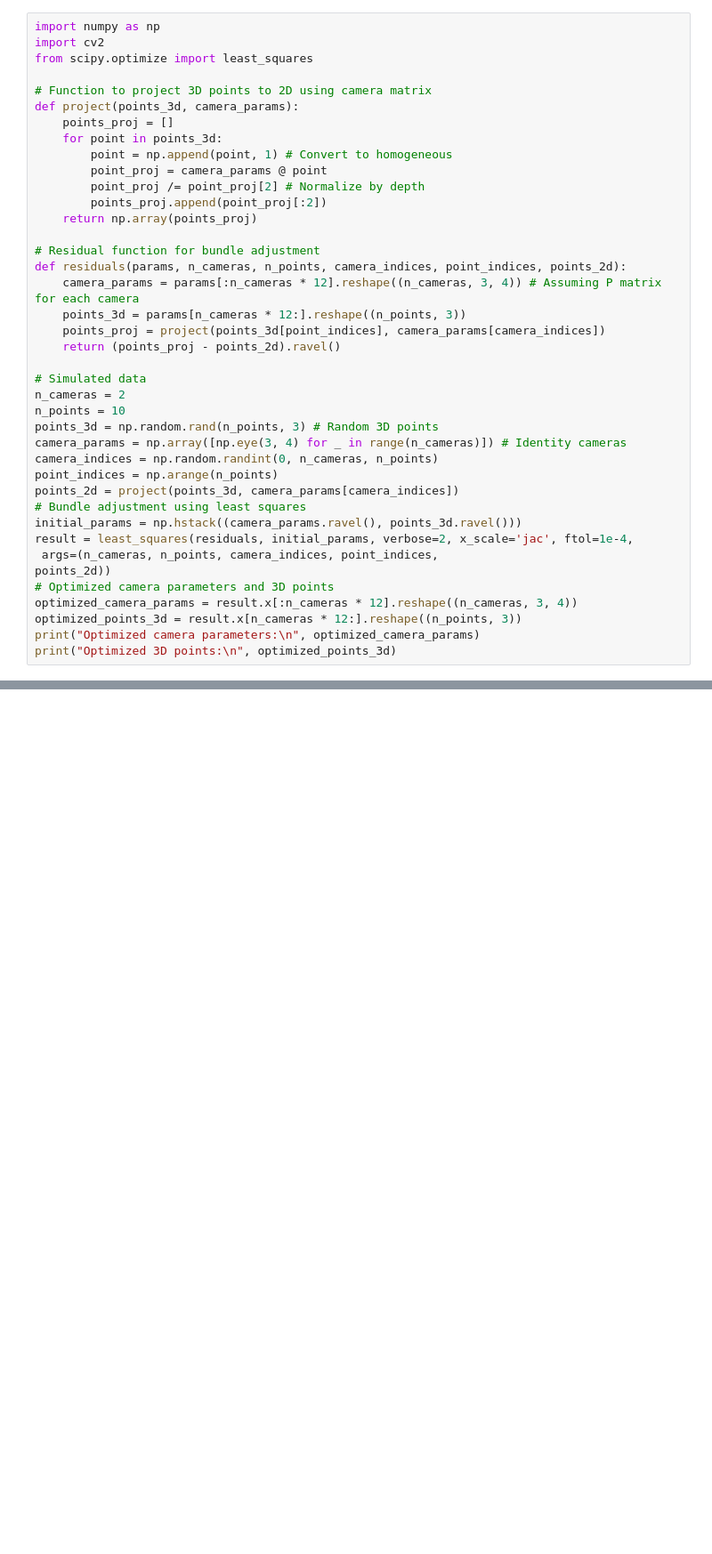
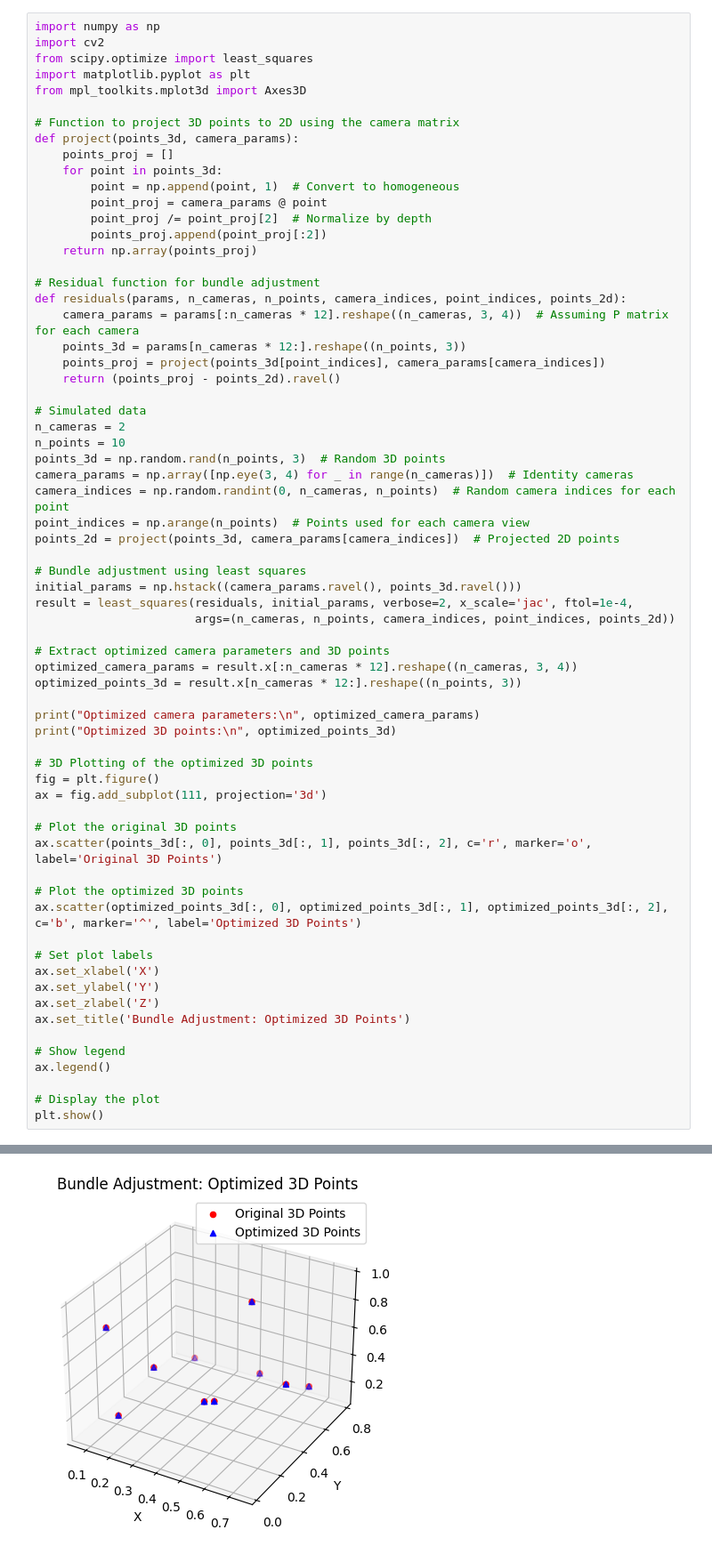
Before and after one commit to sivaprasanth2221/Computer-Vision, a Jupyter notebook: Ex9/bundle_adjustment.ipynb, the cells around one changed output, grey strips where cells are left out. Shown: that part at 89% size. Saved outputs shown, nothing was run; the diff lists cells and outputs as text; blank space fills up the shorter version.

Commit message:
Plot 3D in Ex9

```diff
--- a/Ex9/bundle_adjustment.ipynb
+++ b/Ex9/bundle_adjustment.ipynb
@@ -2,20 +2,22 @@
 import numpy as np
 import cv2
 from scipy.optimize import least_squares
+import matplotlib.pyplot as plt
+from mpl_toolkits.mplot3d import Axes3D
 
-# Function to project 3D points to 2D using camera matrix
+# Function to project 3D points to 2D using the camera matrix
 def project(points_3d, camera_params):
     points_proj = []
     for point in points_3d:
-        point = np.append(point, 1) # Convert to homogeneous
+        point = np.append(point, 1)  # Convert to homogeneous
         point_proj = camera_params @ point
-        point_proj /= point_proj[2] # Normalize by depth
+        point_proj /= point_proj[2]  # Normalize by depth
         points_proj.append(point_proj[:2])
     return np.array(points_proj)
 
 # Residual function for bundle adjustment
 def residuals(params, n_cameras, n_points, camera_indices, point_indices, points_2d):
-    camera_params = params[:n_cameras * 12].reshape((n_cameras, 3, 4)) # Assuming P matrix for each camera
+    camera_params = params[:n_cameras * 12].reshape((n_cameras, 3, 4))  # Assuming P matrix for each camera
     points_3d = params[n_cameras * 12:].reshape((n_points, 3))
     points_proj = project(points_3d[point_indices], camera_params[camera_indices])
     return (points_proj - points_2d).ravel()
@@ -23,21 +25,45 @@ def residuals(params, n_cameras, n_points, camera_indices, point_indices, points
 # Simulated data
 n_cameras = 2
 n_points = 10
-points_3d = np.random.rand(n_points, 3) # Random 3D points
-camera_params = np.array([np.eye(3, 4) for _ in range(n_cameras)]) # Identity cameras
-camera_indices = np.random.randint(0, n_cameras, n_points)
-point_indices = np.arange(n_points)
-points_2d = project(points_3d, camera_params[camera_indices])
+points_3d = np.random.rand(n_points, 3)  # Random 3D points
+camera_params = np.array([np.eye(3, 4) for _ in range(n_cameras)])  # Identity cameras
+camera_indices = np.random.randint(0, n_cameras, n_points)  # Random camera indices for each point
+point_indices = np.arange(n_points)  # Points used for each camera view
+points_2d = project(points_3d, camera_params[camera_indices])  # Projected 2D points
+
 # Bundle adjustment using least squares
 initial_params = np.hstack((camera_params.ravel(), points_3d.ravel()))
 result = least_squares(residuals, initial_params, verbose=2, x_scale='jac', ftol=1e-4,
- args=(n_cameras, n_points, camera_indices, point_indices,
-points_2d))
-# Optimized camera parameters and 3D points
+                       args=(n_cameras, n_points, camera_indices, point_indices, points_2d))
+
+# Extract optimized camera parameters and 3D points
 optimized_camera_params = result.x[:n_cameras * 12].reshape((n_cameras, 3, 4))
 optimized_points_3d = result.x[n_cameras * 12:].reshape((n_points, 3))
+
 print("Optimized camera parameters:\n", optimized_camera_params)
 print("Optimized 3D points:\n", optimized_points_3d)
+
+# 3D Plotting of the optimized 3D points
+fig = plt.figure()
+ax = fig.add_subplot(111, projection='3d')
+
+# Plot the original 3D points
+ax.scatter(points_3d[:, 0], points_3d[:, 1], points_3d[:, 2], c='r', marker='o', label='Original 3D Points')
+
+# Plot the optimized 3D points
+ax.scatter(optimized_points_3d[:, 0], optimized_points_3d[:, 1], optimized_points_3d[:, 2], c='b', marker='^', label='Optimized 3D Points')
+
+# Set plot labels
+ax.set_xlabel('X')
+ax.set_ylabel('Y')
+ax.set_zlabel('Z')
+ax.set_title('Bundle Adjustment: Optimized 3D Points')
+
+# Show legend
+ax.legend()
+
+# Display the plot
+plt.show()
 # %% [output]
    Iteration     Total nfev        Cost      Cost reduction    Step norm     Optimality
        0              1         0.0000e+00                                    0.00e+00
@@ -58,0 +85 @@ Optimized camera parameters:
+[figure, added]
```
Also changed, not shown: parts of 1 cell of this notebook, 2 other files.
